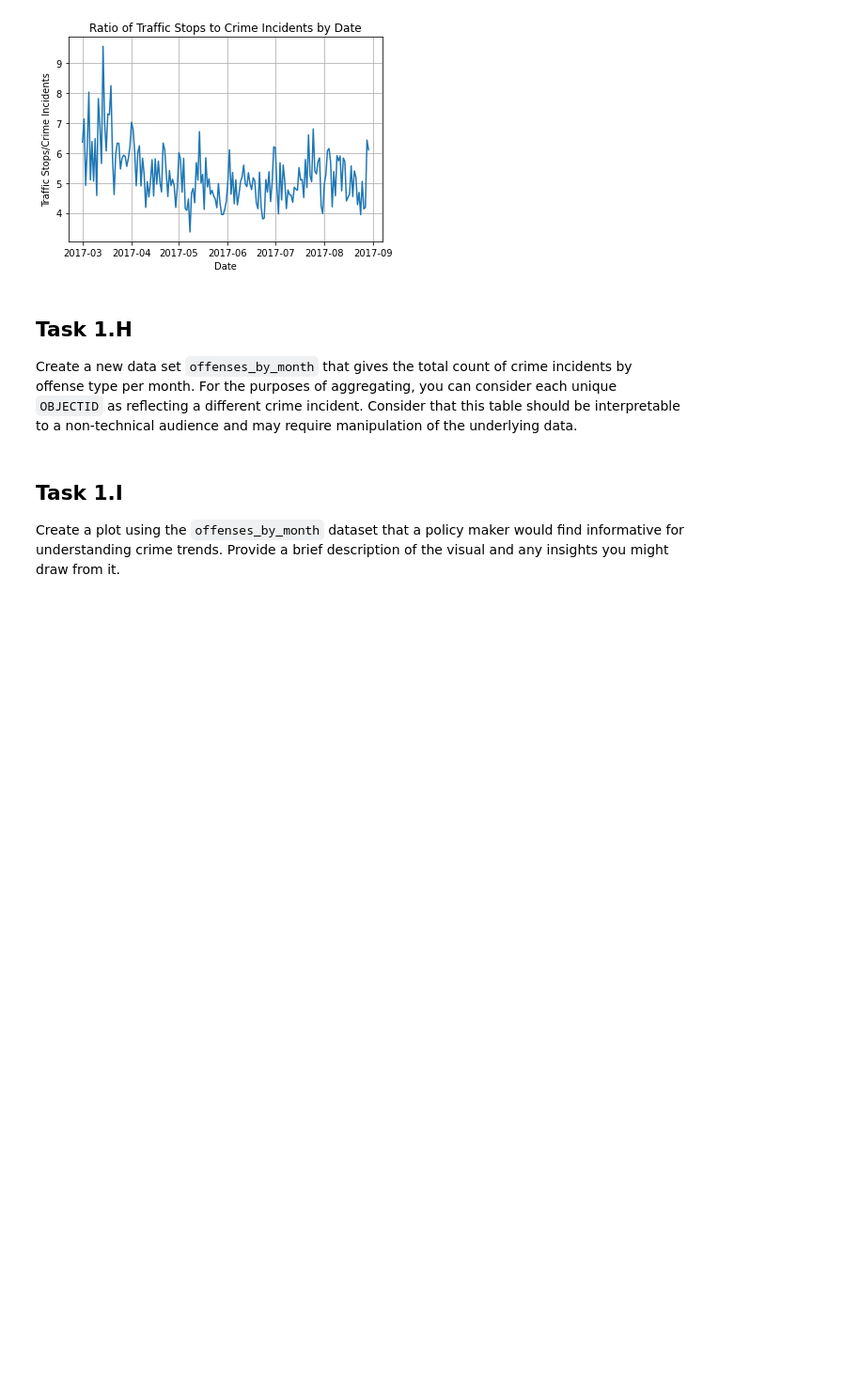
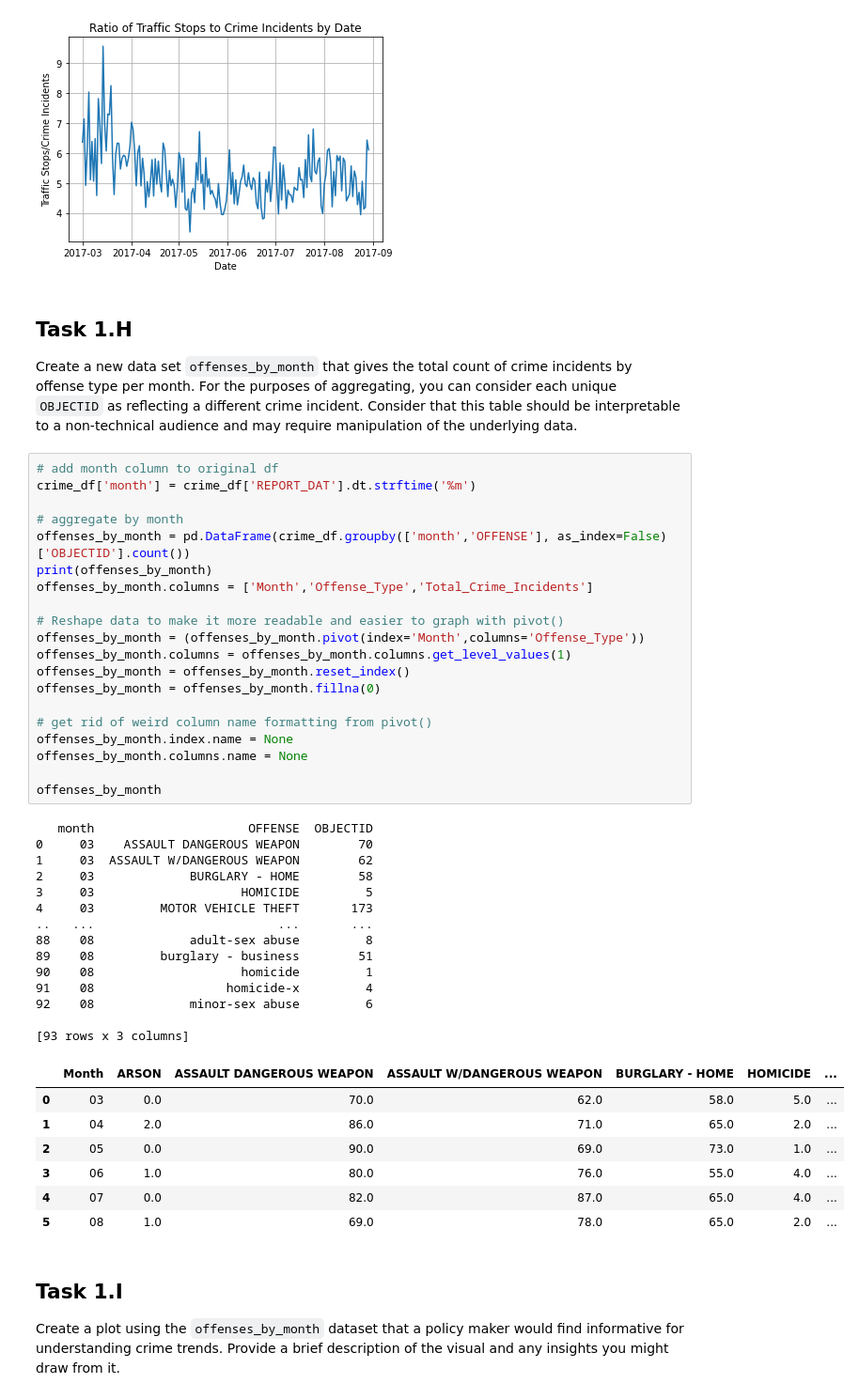
Before and after one commit to dylanmortimer12/ScoutingReport, a Jupyter notebook: JIL_Visualizer_Performance_Task.ipynb, the cells around one changed output. Shown at 94% size. Cells and saved outputs as stored; diff of their text form; blank space fills up the shorter version.

```diff
--- a/JIL_Visualizer_Performance_Task.ipynb
+++ b/JIL_Visualizer_Performance_Task.ipynb
@@ -230,6 +235,48 @@ plt.show()
 # %% [markdown]
 ## Task 1.H
 Create a new data set `offenses_by_month` that gives the total count of crime incidents by offense type per month. For the purposes of aggregating, you can consider each unique `OBJECTID` as reflecting a different crime incident. Consider that this table should be interpretable to a non-technical audience and may require manipulation of the underlying data.
+# %%
+# add month column to original df
+crime_df['month'] = crime_df['REPORT_DAT'].dt.strftime('%m')
+
+# aggregate by month
+offenses_by_month = pd.DataFrame(crime_df.groupby(['month','OFFENSE'], as_index=False)['OBJECTID'].count())
+print(offenses_by_month)
+offenses_by_month.columns = ['Month','Offense_Type','Total_Crime_Incidents']
+
+# Reshape data to make it more readable and easier to graph with pivot()
+offenses_by_month = (offenses_by_month.pivot(index='Month',columns='Offense_Type'))
+offenses_by_month.columns = offenses_by_month.columns.get_level_values(1)
+offenses_by_month = offenses_by_month.reset_index()
+offenses_by_month = offenses_by_month.fillna(0)
+
+# get rid of weird column name formatting from pivot()
+offenses_by_month.index.name = None
+offenses_by_month.columns.name = None
+
+offenses_by_month
+# %% [output]
+   month                     OFFENSE  OBJECTID
+0     03    ASSAULT DANGEROUS WEAPON        70
+1     03  ASSAULT W/DANGEROUS WEAPON        62
+2     03             BURGLARY - HOME        58
+3     03                    HOMICIDE         5
+4     03         MOTOR VEHICLE THEFT       173
+..   ...                         ...       ...
+88    08             adult-sex abuse         8
+89    08         burglary - business        51
+90    08                    homicide         1
+91    08                  homicide-x         4
+92    08             minor-sex abuse         6
+
+[93 rows x 3 columns]
+|  | Month | ARSON | ASSAULT DANGEROUS WEAPON | ASSAULT W/DANGEROUS WEAPON | BURGLARY - HOME | HOMICIDE | ... |
+| 0 | 03 | 0.0 | 70.0 | 62.0 | 58.0 | 5.0 | ... |
+| 1 | 04 | 2.0 | 86.0 | 71.0 | 65.0 | 2.0 | ... |
+| 2 | 05 | 0.0 | 90.0 | 69.0 | 73.0 | 1.0 | ... |
+| 3 | 06 | 1.0 | 80.0 | 76.0 | 55.0 | 4.0 | ... |
+| 4 | 07 | 0.0 | 82.0 | 87.0 | 65.0 | 4.0 | ... |
+| 5 | 08 | 1.0 | 69.0 | 78.0 | 65.0 | 2.0 | ... |
 # %% [markdown]
 ## Task 1.I
 Create a plot using the `offenses_by_month` dataset that a policy maker would find informative for understanding crime trends. Provide a brief description of the visual and any insights you might draw from it.
```
Also changed, not shown: parts of 8 cells of this notebook.
